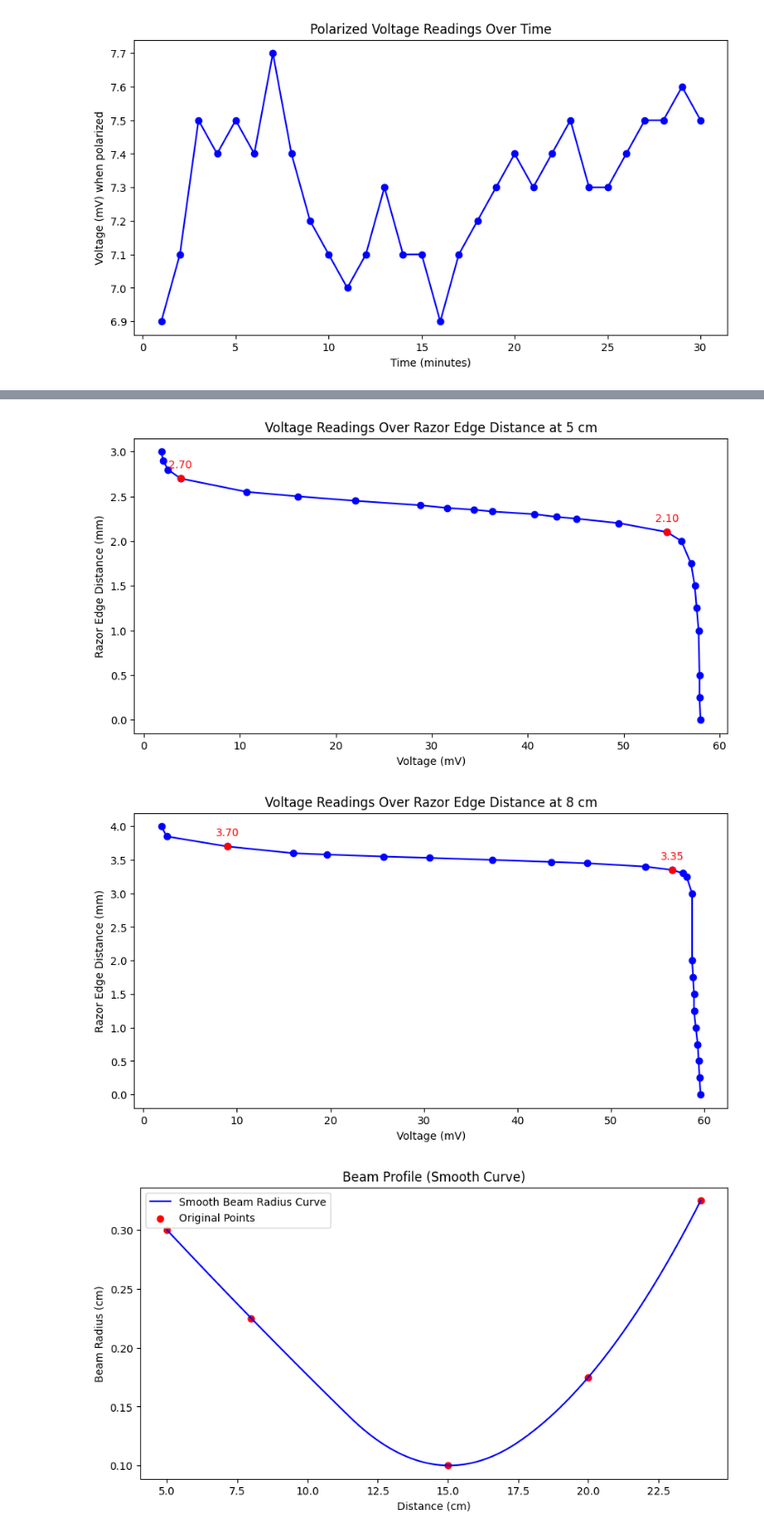
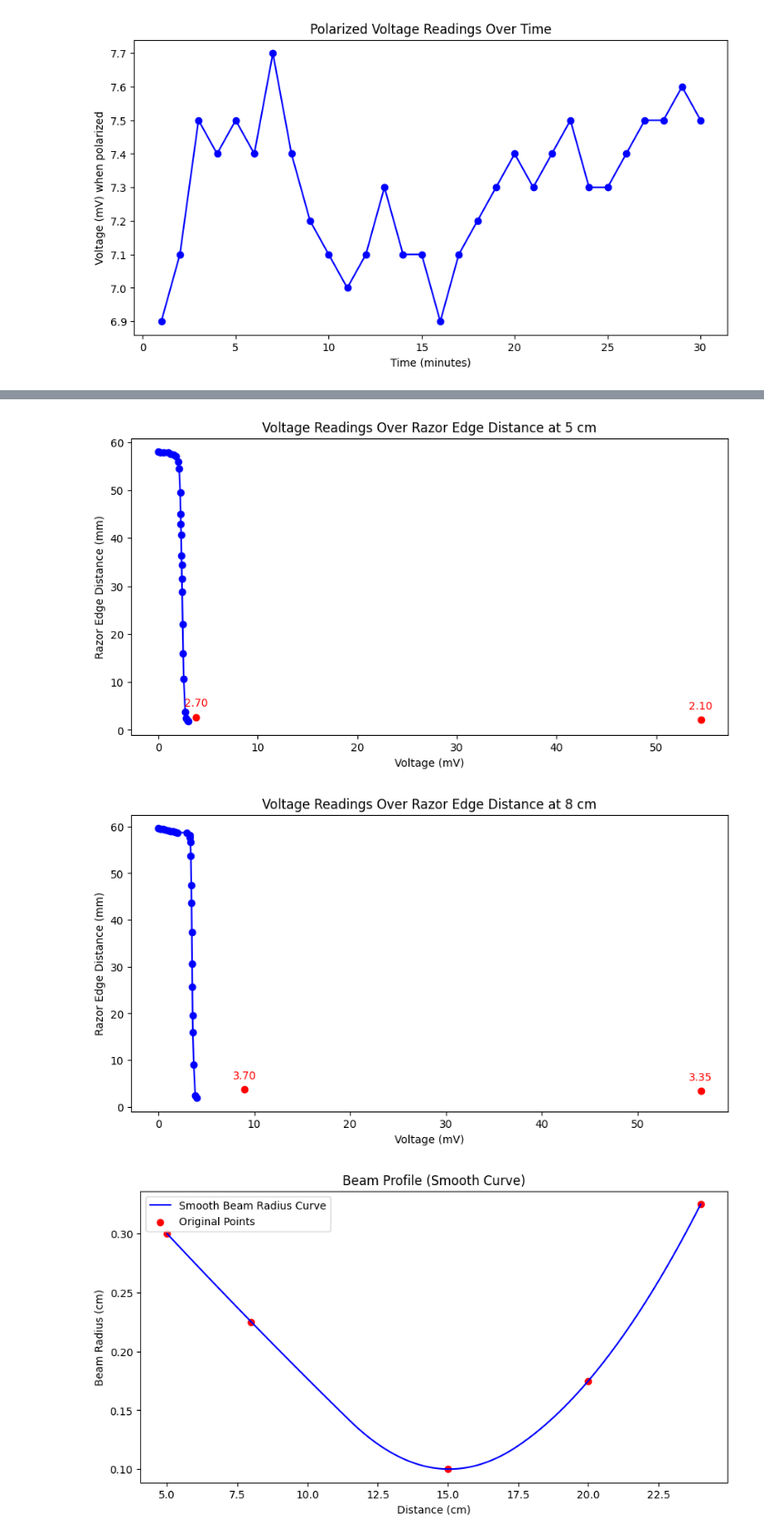
Before and after one commit to shanmehta2210/phy224, a Jupyter notebook: lab1.ipynb, the cells around one changed output, grey strips where cells are left out. Shown: that part at 91% size. Drawn from its saved outputs; the diff is of its cells as text; code cells hidden in the pictures.

```diff
--- a/lab1.ipynb
+++ b/lab1.ipynb
@@ -100,7 +100,7 @@ import numpy as np
 volt_readings_15 = np.array([58, 57.9, 57.9, 57.8, 57.6, 57.4, 57, 56, 54.5, 49.5, 45.1, 43, 40.7, 36.3, 34.4, 31.6, 28.8, 22, 16, 10.7, 3.8, 2.5, 2, 1.8])
 razor_edge_dist_15 = np.array([0, .25, .5, 1, 1.25, 1.5, 1.75, 2, 2.1, 2.2, 2.25, 2.27, 2.3, 2.33, 2.35, 2.37, 2.4, 2.45, 2.5, 2.55, 2.7, 2.8, 2.9, 3])
 plt.figure(figsize=(10, 5))
-plt.plot(volt_readings_15, razor_edge_dist_15, marker='o', linestyle='-', color='b', label='Voltage Readings')
+plt.plot(razor_edge_dist_15, volt_readings_15, marker='o', linestyle='-', color='b', label='Voltage Readings')
 plt.title('Voltage Readings Over Razor Edge Distance at 5 cm')
 plt.xlabel('Voltage (mV)')
 plt.ylabel('Razor Edge Distance (mm)')
@@ -115,29 +115,29 @@ for idx in highlight_indices_15:
 plt.savefig('Voltage Readings Over Razor Edge Distance at 5 cm.png')  # Save the figure as a PNG file
 plt.show()
 # %% [output]
-[figure, old version]
+[figure, new version]
 # %%
 import matplotlib.pyplot as plt
 import numpy as np
 volt_readings_15 = np.array([59.6, 59.5, 59.4, 59.3, 59.1, 58.9, 58.9, 58.8, 58.7, 58.7, 58.1, 57.7, 56.6, 53.7, 47.5, 43.6, 37.3, 30.6, 25.7, 19.6, 16, 9, 2.5, 1.9])
 razor_edge_dist_15 = np.array([0, .25, .5, .75, 1, 1.25, 1.5, 1.75, 2, 3, 3.25, 3.3, 3.35, 3.4, 3.45, 3.47, 3.5, 3.53, 3.55, 3.58, 3.6, 3.7, 3.85, 4])
 plt.figure(figsize=(10, 5))
-plt.plot(volt_readings_15, razor_edge_dist_15, marker='o', linestyle='-', color='b', label='Voltage Readings')
+plt.plot(razor_edge_dist_15, volt_readings_15, marker='o', linestyle='-', color='b', label='Voltage Readings')
 plt.title('Voltage Readings Over Razor Edge Distance at 8 cm')
 plt.xlabel('Voltage (mV)')
 plt.ylabel('Razor Edge Distance (mm)')
 highlight_indices_15 = [12, 21]
 plt.scatter(volt_readings_15[highlight_indices_15], razor_edge_dist_15[highlight_indices_15], color='red', zorder=5)
 
 # Annotate their y-values (razor_edge_dist_15) on the y-axis
 for idx in highlight_indices_15:
     plt.annotate(f'{razor_edge_dist_15[idx]:.2f}',
                  (volt_readings_15[idx], razor_edge_dist_15[idx]),
                  textcoords="offset points", xytext=(0,10), ha='center', color='red')
 plt.savefig('Voltage Readings Over Razor Edge Distance at 8 cm.png')  # Save the figure as a PNG file
 plt.show()
 # %% [output]
-[figure, old version]
+[figure, new version]
 # %%
 import numpy as np
 import matplotlib.pyplot as plt
```
Also changed, not shown: parts of 3 cells of this notebook.
